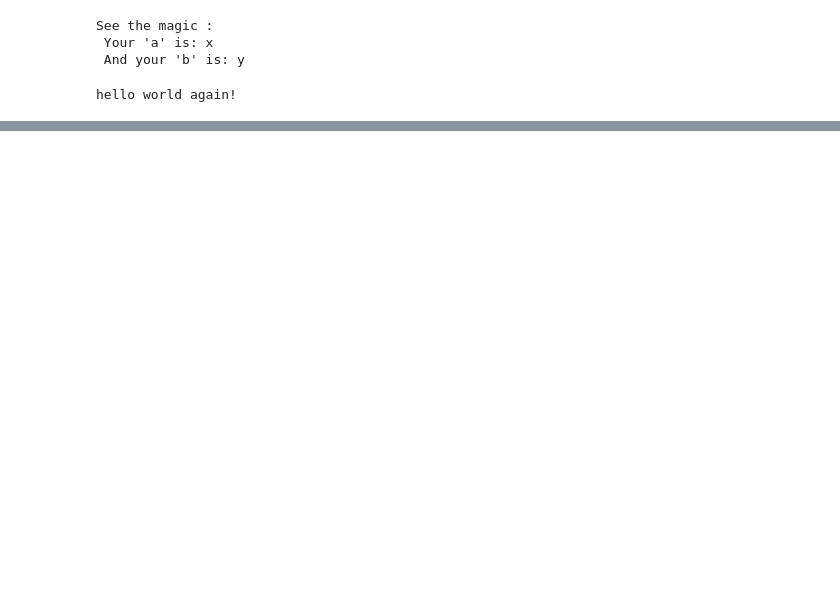
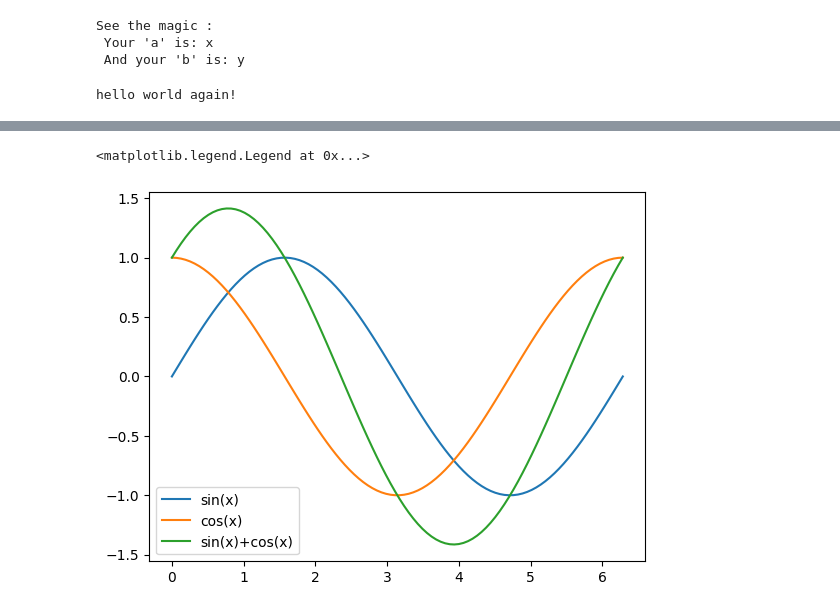
Before and after one commit to mdgolammafuz/NumericalAstrophysics-_-Python, a Jupyter notebook: Shadow_Numerical_Codes/try.ipynb, the cells around one changed output, grey strips where cells are left out. Saved outputs shown, nothing was run; the diff lists cells and outputs as text; code cells hidden in the pictures; blank space fills up the shorter version.

```diff
--- a/Shadow_Numerical_Codes/try.ipynb
+++ b/Shadow_Numerical_Codes/try.ipynb
@@ -136,0 +646,22 @@ hello world again!
+# %%
+import numpy as np
+import matplotlib.pyplot as plt
+
+"""plt.legend(loc=0) # let matplotlib decide the optimal location
+plt.legend(loc=1) # upper right corner
+plt.legend(loc=2) # upper left corner
+plt.legend(loc=3) # lower left corner
+plt.legend(loc=4) # lower right corner"""
+x = np.linspace(0, 2 * np.pi , 100)
+
+y1 = np.sin(x)
+y2 = np.cos(x)
+
+plt.plot(x,y1)
+plt.plot(x,y2)
+plt.plot(x,y1+y2)
+plt.legend(["sin(x)","cos(x)","sin(x)+cos(x)"],loc=3)  \
+                            # legend at upper left corner)
+# %% [output]
+<matplotlib.legend.Legend at 0x...>
+[figure, added]
```
Also changed, not shown: parts of 55 cells of this notebook, 1 other file.
